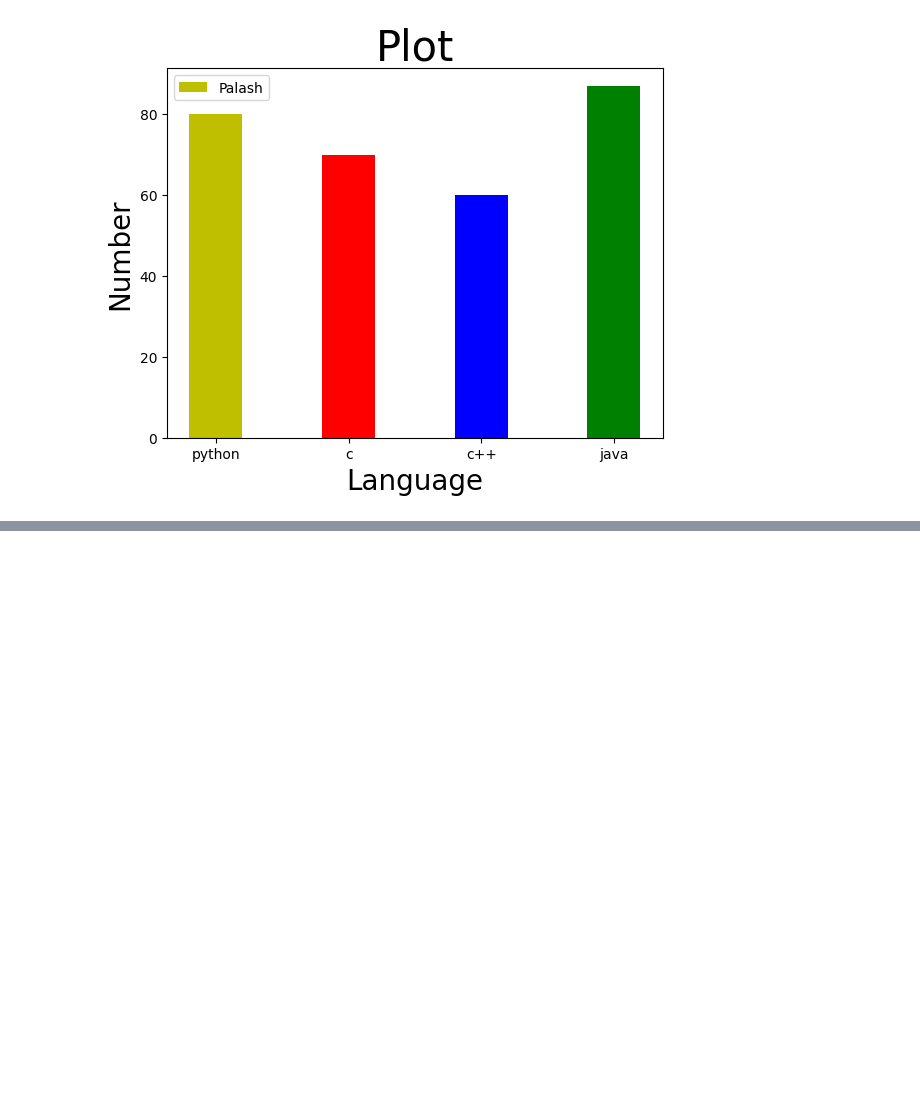
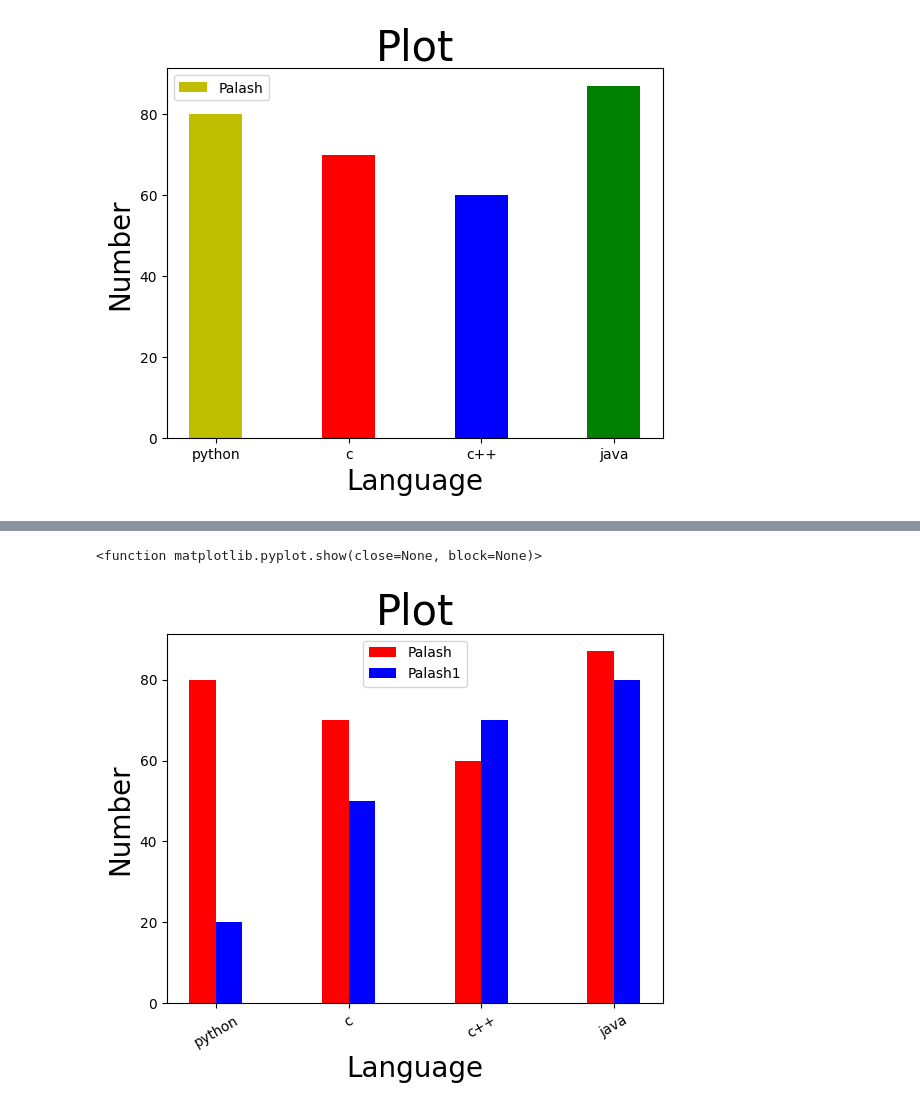
Before and after one commit to pol7775/Matplotlib, a Jupyter notebook: barplot.ipynb, the cells around one changed output, grey strips where cells are left out. Drawn from its saved outputs; the diff is of its cells as text; code cells hidden in the pictures; blank space fills up the shorter version.

```diff
--- a/barplot.ipynb
+++ b/barplot.ipynb
@@ -34,0 +54,27 @@ plt.show
+# %%
+import matplotlib.pyplot as plt
+import numpy as np
+
+x=["python", "c", "c++", "java"]
+y=[80,70,60,87]
+z=[20,50,70,80]
+
+width=0.2
+p=np.arange(len(x))
+p1=[j+width for j in p]
+
+plt.xlabel('Language', fontsize=20)
+plt.ylabel('Number', fontsize=20)
+plt.title('Plot', fontsize=30)
+
+
+plt.bar(p,y, width, color='r', label='Palash')
+plt.bar(p1,z, width, color='b', label='Palash1')
+
+
+plt.xticks(p+width/2,x,rotation=30)
+plt.legend()
+plt.show
+# %% [output]
+<function matplotlib.pyplot.show(close=None, block=None)>
+[figure, added]
```
Also changed, not shown: parts of 2 cells of this notebook.
